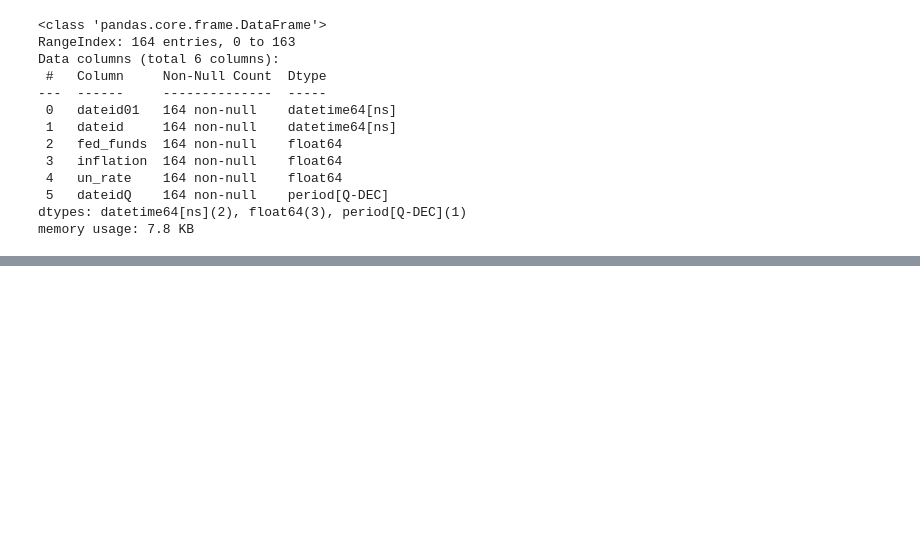
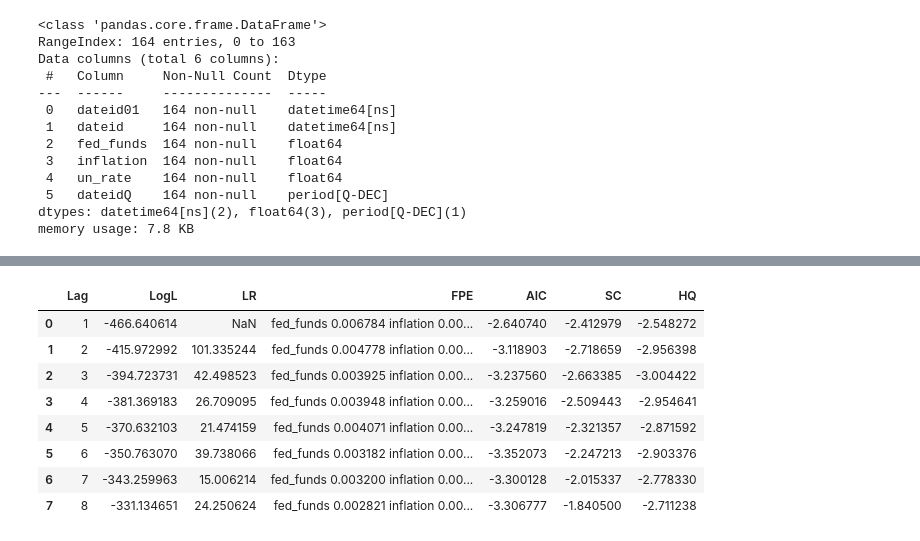
Before and after one commit to DavidGuzzi/MECMT10, a Jupyter notebook: clase_3.ipynb, the cells around one changed output, grey strips where cells are left out. Cells and saved outputs as stored; diff of their text form; code cells hidden in the pictures; blank space fills up the shorter version.

```diff
--- a/clase_3.ipynb
+++ b/clase_3.ipynb
@@ -112,3 +112,22 @@ AIC:                     -3.25902    Det(Omega_mle):       0.0304310
 fed_funds     1.000000   0.123221 -0.453065
 inflation     0.123221   1.000000 -0.059435
 un_rate      -0.453065  -0.059435  1.000000
+# %%
+from statsmodels.tsa.api import VAR
+from statsmodels.tsa.vector_ar.var_model import LagOrderResults
+import pandas as pd
+import numpy as np
+
+# Ajustamos el modelo VAR
+model = VAR(df_f[['fed_funds', 'inflation', 'un_rate']])
+ics = model.select_order(maxlags=8)
+
+# Creamos el dict de ICs para cada lag
+results_dict = {k: ics.selected_orders[k] for k in ['aic', 'bic', 'hqic', 'fpe']}
+criteria_dict = {k: list(ics.ics[k]) for k in ['aic', 'bic', 'hqic', 'fpe']}
+
+# Creamos el objeto LagOrderResults
+lag_results = LagOrderResults(criteria_dict, results_dict)
+
+# Mostramos el resumen tipo EViews
+print(lag_results.summary())
@@ -114,0 +487,55 @@ un_rate      -0.453065  -0.059435  1.000000
+# %%
+def var_lag_order_selection(data, maxlags=10):
+    # Ajustar el modelo VAR
+    model = VAR(data)
+    results = model.fit(maxlags=maxlags)  # Esto calcula AIC, SC, HQ automáticamente
+
+    # Crear un DataFrame vacío para almacenar los resultados
+    lag_order_criteria = pd.DataFrame(columns=['Lag', 'LogL', 'LR', 'FPE', 'AIC', 'SC', 'HQ'])
+
+    for lag in range(1, maxlags+1):
+        lag_results = model.fit(lag)
+
+        # Extraemos la información que necesitamos
+        log_likelihood = lag_results.llf
+        aic = lag_results.aic
+        sc = lag_results.bic
+        hq = lag_results.hqic
+
+        # Calculamos FPE
+        fpe = (lag_results.sigma_u**2).sum() / len(lag_results.resid)
+
+        # LR Test (Prueba de razón de verosimilitud)
+        if lag > 1:
+            lr_stat = 2 * (log_likelihood - model.fit(lag - 1).llf)
+        else:
+            lr_stat = np.nan
+
+        # Crear un DataFrame con la fila actual
+        row = pd.DataFrame([{
+            'Lag': lag,
+            'LogL': log_likelihood,
+            'LR': lr_stat,
+            'FPE': fpe,
+            'AIC': aic,
+            'SC': sc,
+            'HQ': hq
+        }])
+
+        # Concatenamos la fila al DataFrame de resultados
+        lag_order_criteria = pd.concat([lag_order_criteria, row], ignore_index=True)
+
+    return lag_order_criteria
+
+# Ejecutar la función sobre los datos
+var_lag_order_selection(df_f[['fed_funds', 'inflation', 'un_rate']], maxlags=8)
+# %% [output]
+|  | Lag | LogL | LR | FPE | AIC | SC | HQ |
+| 0 | 1 | -466.640614 | NaN | fed_funds 0.006784 inflation 0.00... | -2.640740 | -2.412979 | -2.548272 |
+| 1 | 2 | -415.972992 | 101.335244 | fed_funds 0.004778 inflation 0.00... | -3.118903 | -2.718659 | -2.956398 |
+| 2 | 3 | -394.723731 | 42.498523 | fed_funds 0.003925 inflation 0.00... | -3.237560 | -2.663385 | -3.004422 |
+| 3 | 4 | -381.369183 | 26.709095 | fed_funds 0.003948 inflation 0.00... | -3.259016 | -2.509443 | -2.954641 |
+| 4 | 5 | -370.632103 | 21.474159 | fed_funds 0.004071 inflation 0.00... | -3.247819 | -2.321357 | -2.871592 |
+| 5 | 6 | -350.763070 | 39.738066 | fed_funds 0.003182 inflation 0.00... | -3.352073 | -2.247213 | -2.903376 |
+| 6 | 7 | -343.259963 | 15.006214 | fed_funds 0.003200 inflation 0.00... | -3.300128 | -2.015337 | -2.778330 |
+| 7 | 8 | -331.134651 | 24.250624 | fed_funds 0.002821 inflation 0.00... | -3.306777 | -1.840500 | -2.711238 |
```
Also changed, not shown: parts of 12 cells of this notebook.
